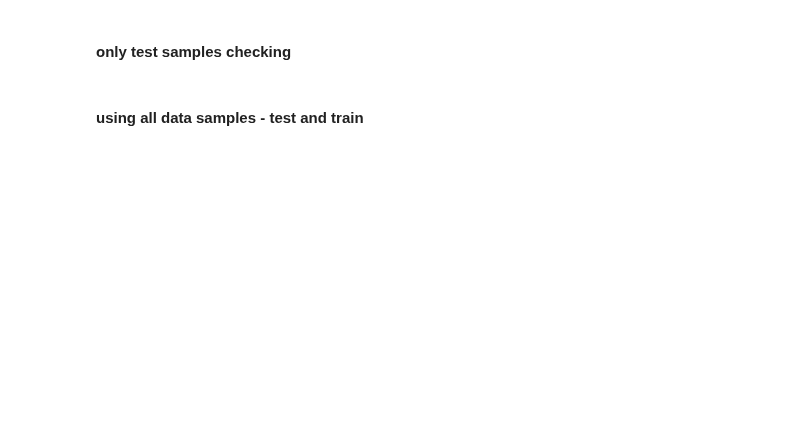
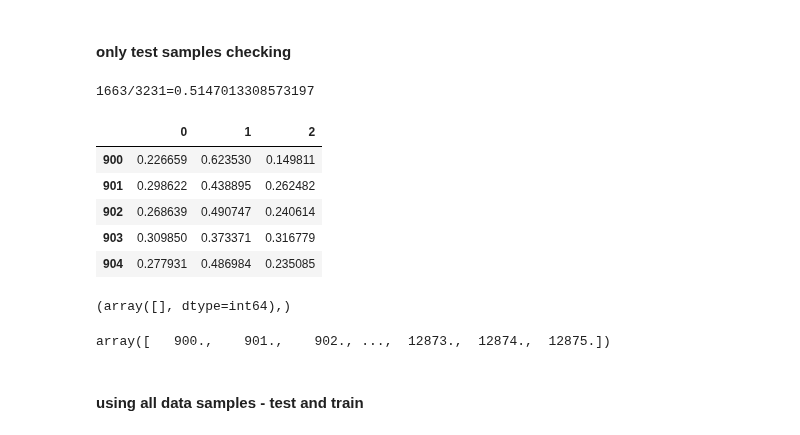
Before and after one commit to asafavinoam/applied_data_science_project, a Jupyter notebook: learning_and_testing.ipynb, the cells around one changed output. Cells and saved outputs as stored; diff of their text form; code cells hidden in the pictures; blank space fills up the shorter version.

Commit message:
Updated LSTM model

```diff
--- a/learning_and_testing.ipynb
+++ b/learning_and_testing.ipynb
@@ -837,7 +1088,7 @@ np.shape(LSTM_matches)
 # %%
-input_shape = np.shape(LSTM_matches)[1:]
+input_shape = num_of_features
 L = [128,128,64]
 regularization_factor = 0.01
 # %%
-input_shape = (None,input_shape[1])
+input_shape = (None,input_shape)
 input_shape
@@ -845,6 +1098,7 @@ input_shape
 from keras import regularizers
 from keras.layers import TimeDistributed
 from keras.layers import LSTM
+from keras.layers import Masking
 from keras.callbacks import EarlyStopping
 early_stopping = EarlyStopping(monitor='val_loss', patience=5)
 
@@ -852,6 +1106,7 @@ model=Sequential()
 model.add(TimeDistributed(Dense(L[0], init='normal',kernel_regularizer=regularizers.l2(regularization_factor), activation='relu'),input_shape=input_shape))
 model.add(TimeDistributed(Dropout(dropout)))
 model.add(TimeDistributed(Dense(L[1], init='normal',kernel_regularizer=regularizers.l2(regularization_factor), activation='relu')))
+model.add(Masking(mask_value=0., input_shape=(max_stages, input_shape)))
 model.add(LSTM(L[2],return_sequences=True, activation='relu'))
 model.add(Dense(k, init='normal',kernel_regularizer=regularizers.l2(regularization_factor), activation='softmax'))
 # %%
@@ -877,19 +1168,54 @@ np.shape(matches_test)
 # %%
 total_valid_samples = 0
 correct_valid_samples = 0
-matches_test_unique = np.unique(matches_test)
-for match_id in matches_test_unique:
-    matches_idxs = np.where(matches_test == match_id)
+index_test_unique = np.unique(index_test)
+index_test_unique = index_test_unique[index_test_unique != -1]
+first_iter = True
+index_list = []
+for match_id in index_test_unique:
+    matches_idxs = np.where(index_test == match_id)
     if len(matches_idxs[0])==2:
         first_team_prob = matches_prob[matches_idxs[0][0],matches_idxs[1][0],:]
         second_team_prob = matches_prob[matches_idxs[0][1],matches_idxs[1][1],:]
         mean_prob = np.mean([first_team_prob,second_team_prob],axis=0)
+        if first_iter:
+                mean_prob_temp = np.expand_dims(mean_prob,axis=0)
+                mean_prob_mat = mean_prob_temp
+                index_list.append(int(match_id))
+                first_iter = False
+        else:
+                mean_prob_temp = np.expand_dims(mean_prob,axis=0)
+                mean_prob_mat = np.concatenate((mean_prob_mat,mean_prob_temp),axis=0)
+                index_list.append(int(match_id))
         label = np.where(y_test[matches_idxs[0][0],matches_idxs[1][0],:] == 1)
         prediction = mean_prob.argmax()
         if (prediction == label):
             correct_valid_samples+=1
         total_valid_samples+=1
 print("{}/{}={}".format(correct_valid_samples,total_valid_samples,correct_valid_samples/total_valid_samples) )
+# %% [output]
+1663/3231=0.5147013308573197
+# %%
+d = {'0' : pd.Series(mean_prob_mat[:,0], index=index_list),
+     '1' : pd.Series(mean_prob_mat[:,1], index=index_list),
+     '2' : pd.Series(mean_prob_mat[:,2], index=index_list)}
+LSTM_test_matches_prob = pd.DataFrame(d)
+LSTM_test_matches_prob.head()
+# %% [output]
+|  | 0 | 1 | 2 |
+| 900 | 0.226659 | 0.623530 | 0.149811 |
+| 901 | 0.298622 | 0.438895 | 0.262482 |
+| 902 | 0.268639 | 0.490747 | 0.240614 |
+| 903 | 0.309850 | 0.373371 | 0.316779 |
+| 904 | 0.277931 | 0.486984 | 0.235085 |
+# %%
+index_test_unique = np.unique(index_test)
+index_test_unique = index_test_unique[index_test_unique != -1]
+print(np.where(index_test_unique == -1))
+index_test_unique
+# %% [output]
+(array([], dtype=int64),)
+array([   900.,    901.,    902., ...,  12873.,  12874.,  12875.])
 # %% [markdown]
 #### using all data samples -  test and train
 # %%
```
Also changed, not shown: parts of 49 cells of this notebook.
